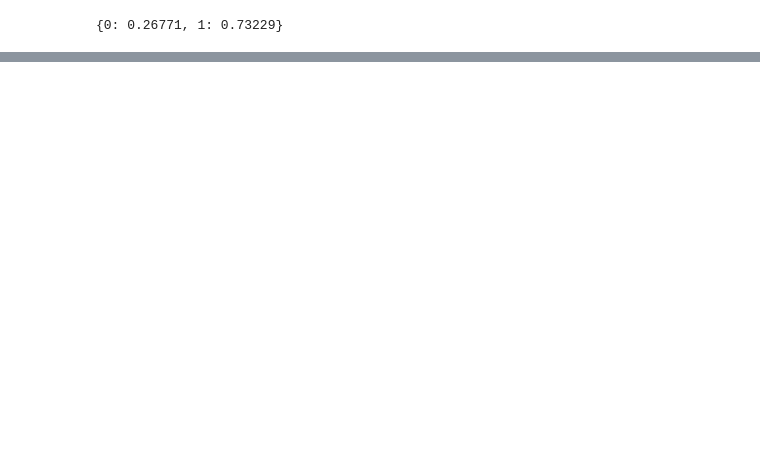
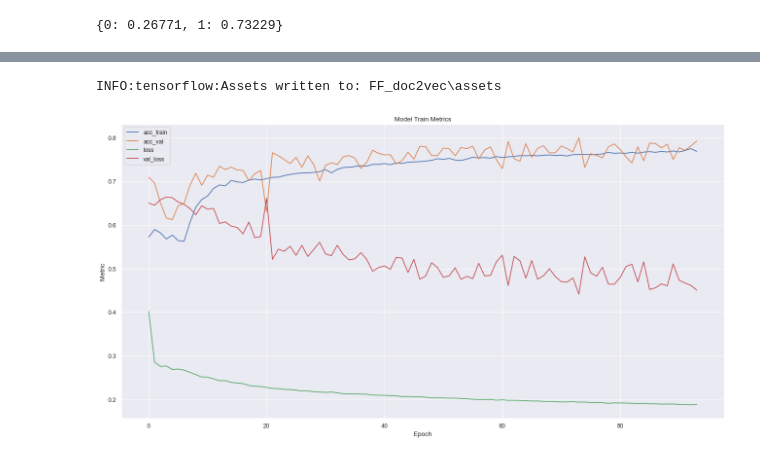
Before and after one commit to YD5463/CyberbullyingDetector, a Jupyter notebook: Notebooks/FF_with_doc2vec.ipynb, the cells around one changed output, grey strips where cells are left out. Cells and saved outputs as stored; diff of their text form; code cells hidden in the pictures; blank space fills up the shorter version.

```diff
--- a/Notebooks/FF_with_doc2vec.ipynb
+++ b/Notebooks/FF_with_doc2vec.ipynb
@@ -75,6 +30,9 @@ Name: Text, Length: 100000, dtype: object
 X,y = df[TEXT_COLUMN_NAME],df[LABEL_COLUMN_NAME]
 x_train,x_test,y_train,y_test = train_test_split(X,y,test_size=0.2)
 x_test,x_val,y_test,y_val = train_test_split(x_test,y_test,test_size=0.5)
+# %%
+x_train = np.stack(x_train.values)
+x_test = np.stack(x_test.values)
 # %%
 x_neg_weight = y[y==1].shape
 x_pos_weight = y[y==0].shape
@@ -83,7 +41,4 @@ weights = {0: (x_neg_weight[0]/(x_pos_weight[0]+x_neg_weight[0])),1: (x_pos_weig
 print(weights)
 # %% [output]
 {0: 0.26771, 1: 0.73229}
-# %%
-x_train = np.expand_dims(np.stack(x_train),axis=2)
-x_test = np.expand_dims(np.stack(x_test),axis=2)
 # %%
@@ -91,14 +48,16 @@ x_train.squeeze().shape
 # %%
-# strategy = tf.distribute.MirroredStrategy()
 from tensorflow.keras.models import Sequential,Model
 from tensorflow.keras.layers import Dense,Dropout
 model = Sequential()
-model.add(Dense(200, activation="relu",input_shape=(300,1)))
+model.add(Dense(280, activation="relu",input_shape=(300,)))
+model.add(Dense(250, activation="relu"))
+model.add(Dropout(0.5))
+model.add(Dense(150, activation="relu"))
 model.add(Dense(100, activation="relu"))
-model.add(Dropout(0.3))
+model.add(Dropout(0.5))
 model.add(Dense(50, activation="relu"))
 model.add(Dense(10, activation="relu"))
 model.add(Dense(1, activation="sigmoid"))
-model.compile(loss=tf.keras.losses.BinaryCrossentropy(), optimizer=tf.keras.optimizers.Adam(learning_rate=0.001),metrics=["accuracy",tf.keras.metrics.Recall(),tf.keras.metrics.Precision()])
+model.compile(loss=tf.keras.losses.BinaryCrossentropy(), optimizer=tf.keras.optimizers.Adam(learning_rate=0.0001),metrics=["accuracy",tf.keras.metrics.Recall(),tf.keras.metrics.Precision()])
 model.summary()
 # %% [output]
@@ -123,8 +79,10 @@ Trainable params: 26,071
 Non-trainable params: 0
 _________________________________________________________________
 # %%
-callback = tf.keras.callbacks.EarlyStopping(monitor='loss', patience=20)
-history = model.fit(x_train,y_train,batch_size=200,epochs=500,
+import tensorflow_addons as tfa
+time_stopping_callback = tfa.callbacks.TimeStopping(seconds=60*60*15, verbose=1)
+callback = tf.keras.callbacks.EarlyStopping(monitor='val_loss', patience=20)
+history = model.fit(x_train,y_train,batch_size=200,epochs=1500,
                     validation_split=0.05,class_weight=weights,
-                    use_multiprocessing=True,workers=8,callbacks=[callback])
+                    use_multiprocessing=True,workers=8,callbacks=[callback,time_stopping_callback])
 # %% [output]
@@ -135,0 +106,19 @@ ValueError: in user code:
+# %%
+model.save("FF_doc2vec")
+# %% [output]
+INFO:tensorflow:Assets written to: FF_doc2vec\assets
+# %%
+import seaborn as sns
+sns.set_theme()
+plt.figure(figsize=(20,10), dpi=80)
+plt.plot(history.history['accuracy'])
+plt.plot(history.history['val_accuracy'])
+plt.plot(history.history['loss'])
+plt.plot(history.history['val_loss'])
+plt.title('Model Train Metrics')
+plt.ylabel('Metric')
+plt.xlabel('Epoch')
+plt.legend(['acc_train', "acc_val",'loss',"val_loss"])
+plt.show()
+# %% [output]
+[figure, added]
```
Also changed, not shown: parts of 9 cells of this notebook, 29 other files.
